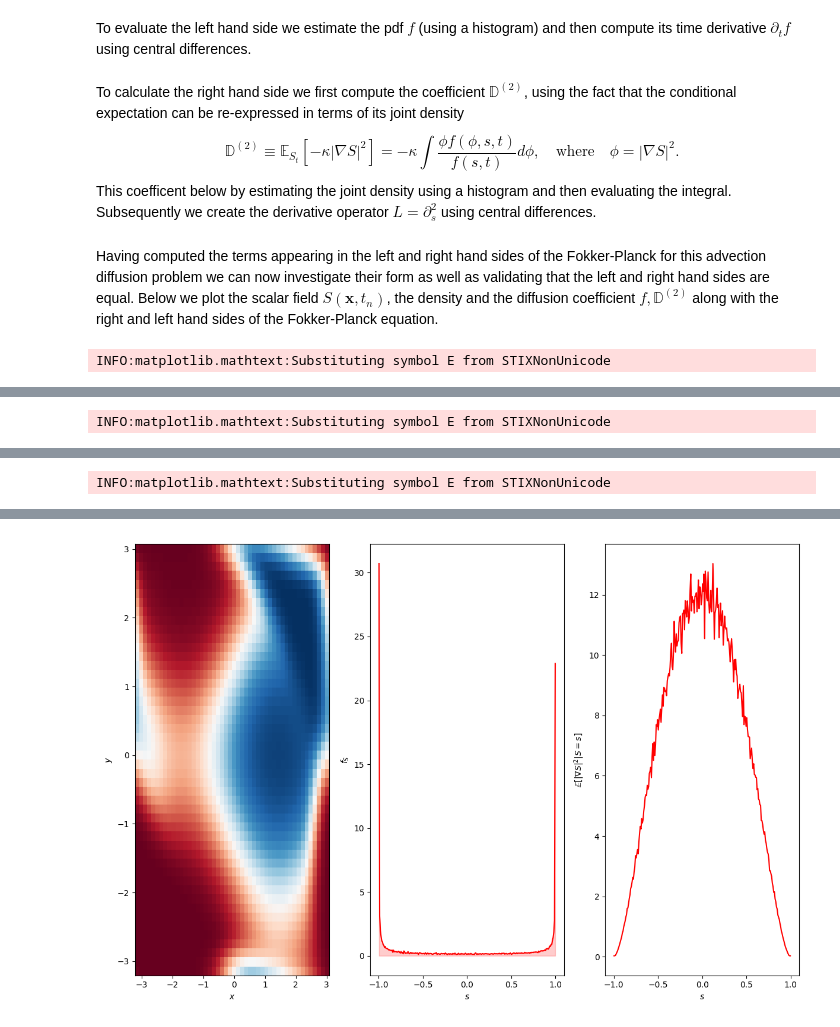
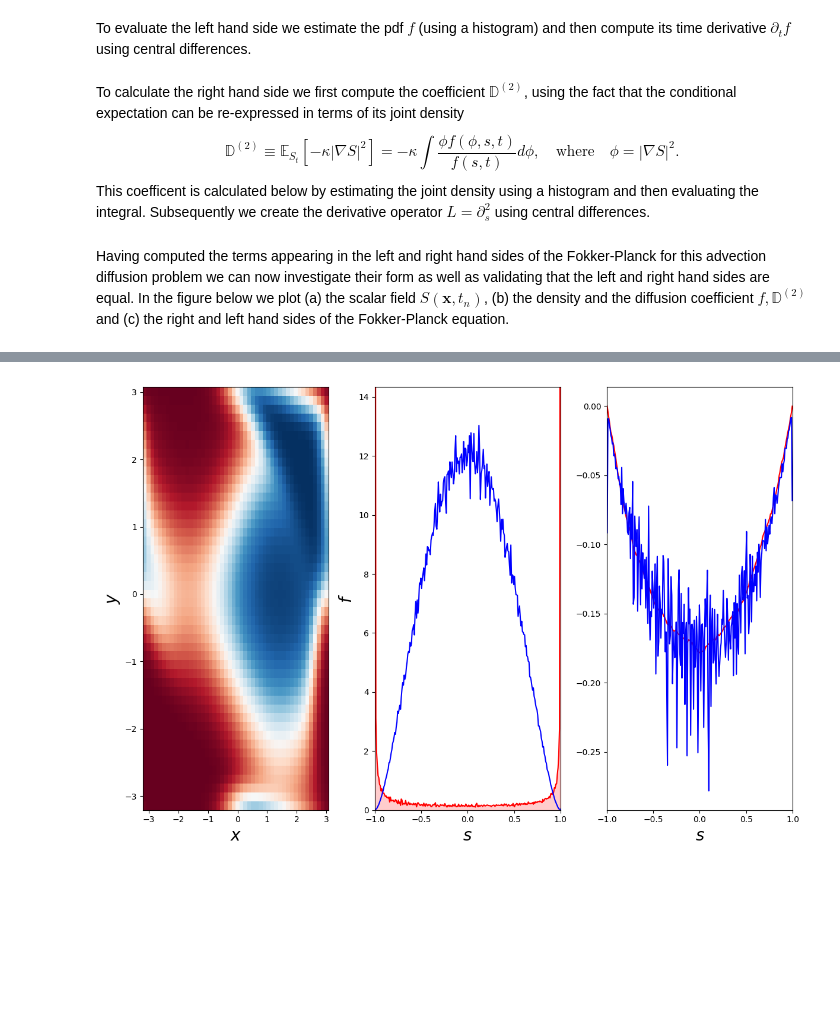
Before and after one commit to D-stratify/Theory, a Jupyter notebook: ABC_Flow.ipynb, the cells around one changed output, grey strips where cells are left out. Drawn from its saved outputs; the diff is of its cells as text; code cells hidden in the pictures; blank space fills up the shorter version.

```diff
--- a/ABC_Flow.ipynb
+++ b/ABC_Flow.ipynb
@@ -221,7 +189,7 @@ To calculate the right hand side we first compute the coefficient $\mathbb{D}^{(
 \begin{equation}
 \mathbb{D}^{(2)} \equiv \mathbb{E}_{S_t}[-\kappa |\nabla S|^2] = - \kappa \int \frac{\phi f(\phi, s, t)}{f(s,t)} d \phi, \quad \text{where} \quad \phi = |\nabla S|^2.
 \end{equation}
-This coefficent below by estimating the joint density using a histogram and then evaluating the integral. Subsequently we create the derivative operator $L = \partial^2_s$ using central differences.
+This coefficent is calculated below by estimating the joint density using a histogram and then evaluating the integral. Subsequently we create the derivative operator $L = \partial^2_s$ using central differences.
 # %%
 # Expectation
 f_SΦ,s,φ = np.histogram2d(S_data[-3,...].flatten(), dS2_data[-3,...].flatten(),bins=N_bins,density=True) # n (-3)
@@ -242,7 +210,7 @@ for i in range(N):
     L[i,i-1] = 1
 L   *= 1./(ds**2);
 # %% [markdown]
-Having computed the terms appearing in the left and right hand sides of the Fokker-Planck for this advection diffusion problem we can now investigate their form as well as validating that the left and right hand sides are equal. Below we plot the scalar field $S(\boldsymbol{x},t_n)$, the density and the diffusion coefficient $f, \mathbb{D}^{(2)}$ along with the right and left hand sides of the Fokker-Planck equation.
+Having computed the terms appearing in the left and right hand sides of the Fokker-Planck for this advection diffusion problem we can now investigate their form as well as validating that the left and right hand sides are equal. In the figure below we plot (a) the scalar field $S(\boldsymbol{x},t_n)$, (b) the density and the diffusion coefficient $f, \mathbb{D}^{(2)}$ and (c) the right and left hand sides of the Fokker-Planck equation.
 # %%
 import matplotlib.pyplot as plt
 %matplotlib widget
@@ -259,13 +227,17 @@ axs[1].plot(s,E  ,'b')
 axs[1].set_ylabel(r'$f$',fontsize=20)
 axs[1].set_xlabel(r'$s$',fontsize=20)
 axs[1].set_xlim([-1,1])
+axs[1].set_ylim([0.,1.1*np.max(E)])
 
-axs[2].plot(s,dfdt     ,'r')
-axs[2].plot(s,L@(D*f_S),'b')
+LHS = np.linalg.solve(L,dfdt)
+RHS = D*f_S
+axs[2].plot(s,LHS,'r')
+axs[2].plot(s,RHS,'b')
 axs[2].set_xlabel(r'$s$',fontsize=20)
+axs[2].set_xlim([-1,1])
+
 
 plt.tight_layout()
-plt.savefig('Field_And_PDF.png',dpi=200)
+plt.savefig('ABC_Flow.png',dpi=200)
 plt.show()
 # %% [output]
-INFO:matplotlib.mathtext:Substituting symbol E from STIXNonUnicode
@@ -273 +243,0 @@ INFO:matplotlib.mathtext:Substituting symbol E from STIXNonUnicode
-INFO:matplotlib.mathtext:Substituting symbol E from STIXNonUnicode
@@ -275 +243,0 @@ INFO:matplotlib.mathtext:Substituting symbol E from STIXNonUnicode
-INFO:matplotlib.mathtext:Substituting symbol E from STIXNonUnicode
@@ -277 +244 @@ INFO:matplotlib.mathtext:Substituting symbol E from STIXNonUnicode
-[figure, old version]
+[figure, new version]
```
Also changed, not shown: parts of 5 cells of this notebook.
